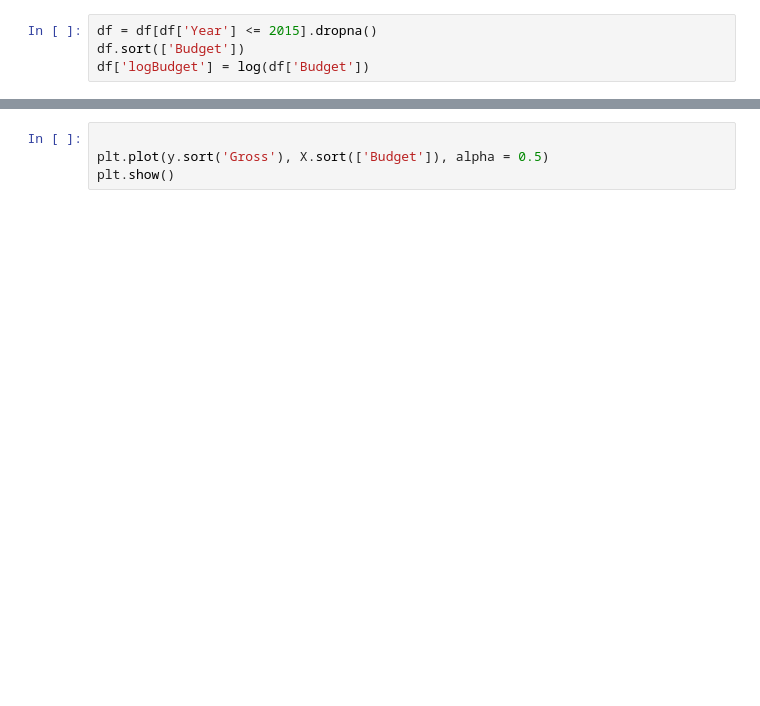
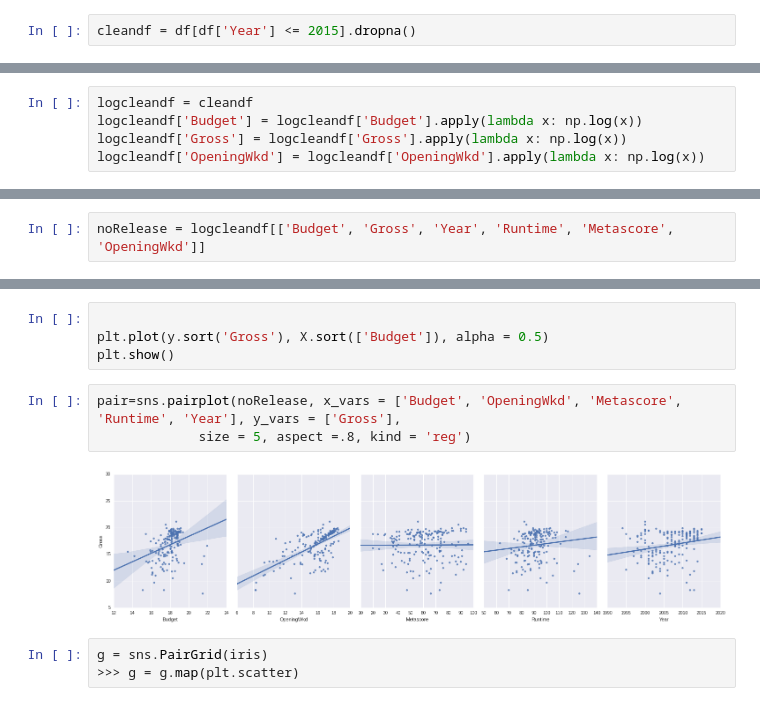
Before and after one commit to mykoz/luthor_project, a Jupyter notebook: DOTHINGSWITHDATA.ipynb, the cells around one changed output, grey strips where cells are left out. Cells and saved outputs as stored; diff of their text form; blank space fills up the shorter version.

```diff
--- a/DOTHINGSWITHDATA.ipynb
+++ b/DOTHINGSWITHDATA.ipynb
@@ -54,4 +128,2 @@ dtype: int64
 # %%
-df = df[df['Year'] <= 2015].dropna()
-df.sort(['Budget'])
-df['logBudget'] = log(df['Budget'])
+cleandf = df[df['Year'] <= 2015].dropna()
@@ -59,0 +130,5 @@ TypeError: cannot convert the series to <type 'float'>
+# %%
+logcleandf = cleandf
+logcleandf['Budget'] = logcleandf['Budget'].apply(lambda x: np.log(x))
+logcleandf['Gross'] = logcleandf['Gross'].apply(lambda x: np.log(x))
+logcleandf['OpeningWkd'] = logcleandf['OpeningWkd'].apply(lambda x: np.log(x))
@@ -59,0 +173,2 @@ TypeError: cannot convert the series to <type 'float'>
+# %%
+noRelease = logcleandf[['Budget', 'Gross', 'Year', 'Runtime', 'Metascore', 'OpeningWkd']]
@@ -136,3 +237,11 @@ array([  6.28677367e+09])
 
 plt.plot(y.sort('Gross'), X.sort(['Budget']), alpha = 0.5)
 plt.show()
+# %%
+pair=sns.pairplot(noRelease, x_vars = ['Budget', 'OpeningWkd', 'Metascore', 'Runtime', 'Year'], y_vars = ['Gross'],
+             size = 5, aspect =.8, kind = 'reg')
+# %% [output]
+[figure, added]
+# %%
+g = sns.PairGrid(iris)
+>>> g = g.map(plt.scatter)
```
Also changed, not shown: parts of 37 cells of this notebook, 4 other files.
